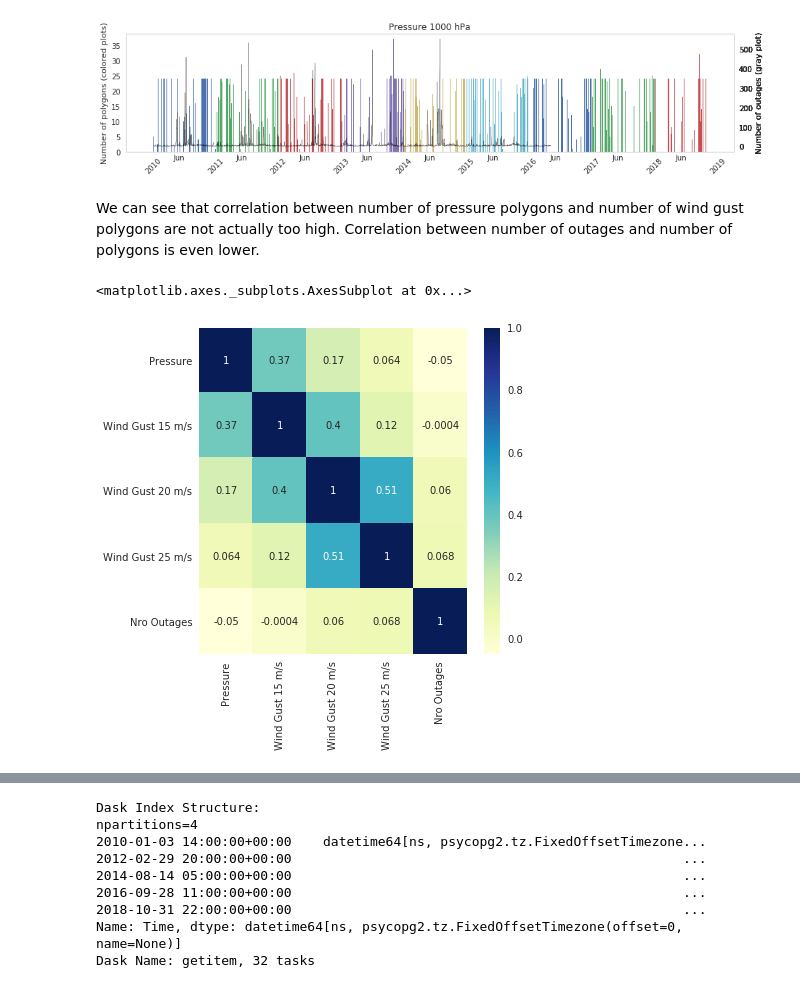
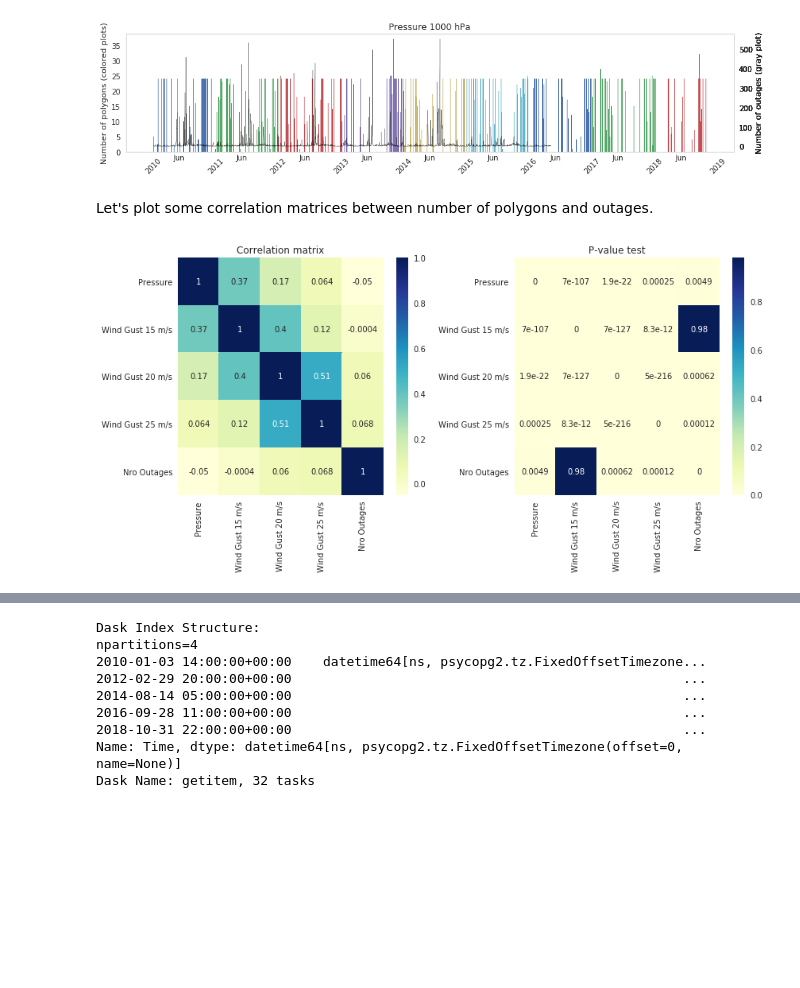
Before and after one commit to fmidev/sasse-polygon-process, a Jupyter notebook: notebooks/data statistics.ipynb, the cells around one changed output, grey strips where cells are left out. Saved outputs shown, nothing was run; the diff lists cells and outputs as text; code cells hidden in the pictures; blank space fills up the shorter version.

```diff
--- a/notebooks/data statistics.ipynb
+++ b/notebooks/data statistics.ipynb
@@ -167,21 +169,44 @@ plot_count(df[(df.loc[:,'Parameter'] == 'Pressure')], 'Pressure 1000 hPa')
 [figure]
 [figure]
 [figure]
-# %% [markdown]
-We can see that correlation between number of pressure polygons and number of wind gust polygons are not actually too high. Correlation between number of outages and number of polygons is even lower.
+# %% [markdown]
+Let's plot some correlation matrices between number of polygons and outages.
 # %%
-s = df[(df.loc[:,'Parameter'] == 'Pressure')].loc[:,'Parameter'].groupby(by=[pd.Grouper(freq='D')]).count()
-s2 = df[(df.loc[:,'Parameter'] == 'WindGust') & (df.loc[:,'Low Limit'] == 15)].loc[:,'Parameter'].groupby(by=[pd.Grouper(freq='D')]).count()
-s3 = df[(df.loc[:,'Parameter'] == 'WindGust') & (df.loc[:,'Low Limit'] == 20)].loc[:,'Parameter'].groupby(by=[pd.Grouper(freq='D')]).count()
-s4 = df[(df.loc[:,'Parameter'] == 'WindGust') & (df.loc[:,'Low Limit'] == 25)].loc[:,'Parameter'].groupby(by=[pd.Grouper(freq='D')]).count()
-s5 = outages_loiste_df.loc[:,'Geom'].groupby(by=[pd.Grouper(freq='D')]).count()
-corr_df = pd.concat([s, s2, s3, s4, s5], axis=1,
-                    keys = ['Pressure', 'Wind Gust 15 m/s', 'Wind Gust 20 m/s', 'Wind Gust 25 m/s', 'Nro Outages'])
-corr_df.fillna(0, inplace=True)
-corr = corr_df.corr('pearson')
+def plot_pval(corr_df, ax):
 
-fig, ax = plt.subplots(figsize=(6,6))
-sns.heatmap(corr, cmap="YlGnBu", annot=True)
+    coeffmat = np.zeros((corr_df.shape[1], corr_df.shape[1]))
+    pvalmat = np.zeros((corr_df.shape[1], corr_df.shape[1]))
+
+    for i in range(corr_df.shape[1]):
+        for j in range(corr_df.shape[1]):
+            corrtest = pearsonr(corr_df[corr_df.columns[i]], corr_df[corr_df.columns[j]])
+
+            coeffmat[i,j] = corrtest[0]
+            pvalmat[i,j] = corrtest[1]
+
+    pvalmat_df = pd.DataFrame(pvalmat, columns=corr_df.columns, index=corr_df.columns)
+    #fig, ax = plt.subplots(figsize=(6,6))
+    sns.heatmap(pvalmat_df, cmap="YlGnBu", annot=True, ax=ax)
+
+def plot_corr(df, odf):
+    s = df[(df.loc[:,'Parameter'] == 'Pressure')].loc[:,'Parameter'].groupby(by=[pd.Grouper(freq='D')]).count()
+    s2 = df[(df.loc[:,'Parameter'] == 'WindGust') & (df.loc[:,'Low Limit'] == 15)].loc[:,'Parameter'].groupby(by=[pd.Grouper(freq='D')]).count()
+    s3 = df[(df.loc[:,'Parameter'] == 'WindGust') & (df.loc[:,'Low Limit'] == 20)].loc[:,'Parameter'].groupby(by=[pd.Grouper(freq='D')]).count()
+    s4 = df[(df.loc[:,'Parameter'] == 'WindGust') & (df.loc[:,'Low Limit'] == 25)].loc[:,'Parameter'].groupby(by=[pd.Grouper(freq='D')]).count()
+    s5 = odf.loc[:,'Geom'].groupby(by=[pd.Grouper(freq='D')]).count()
+    corr_df = pd.concat([s, s2, s3, s4, s5], axis=1,
+                        keys = ['Pressure', 'Wind Gust 15 m/s', 'Wind Gust 20 m/s', 'Wind Gust 25 m/s', 'Nro Outages'])
+    corr_df.fillna(0, inplace=True)
+    corr = corr_df.corr('pearson')
+
+    fig, axes = plt.subplots(1, 2, figsize=(12,6))
+    sns.heatmap(corr, cmap="YlGnBu", annot=True, ax=axes[0])
+    axes[0].set_title('Correlation matrix')
+
+    plot_pval(corr_df, ax=axes[1])
+    axes[1].set_title('P-value test')
+    plt.tight_layout()
-# %% [output]
-<matplotlib.axes._subplots.AxesSubplot at 0x...>
-[figure, removed]
+# %%
+plot_corr(df, outages_loiste_df)
+# %% [output]
+[figure, added]
```
Also changed, not shown: parts of 5 cells of this notebook.
